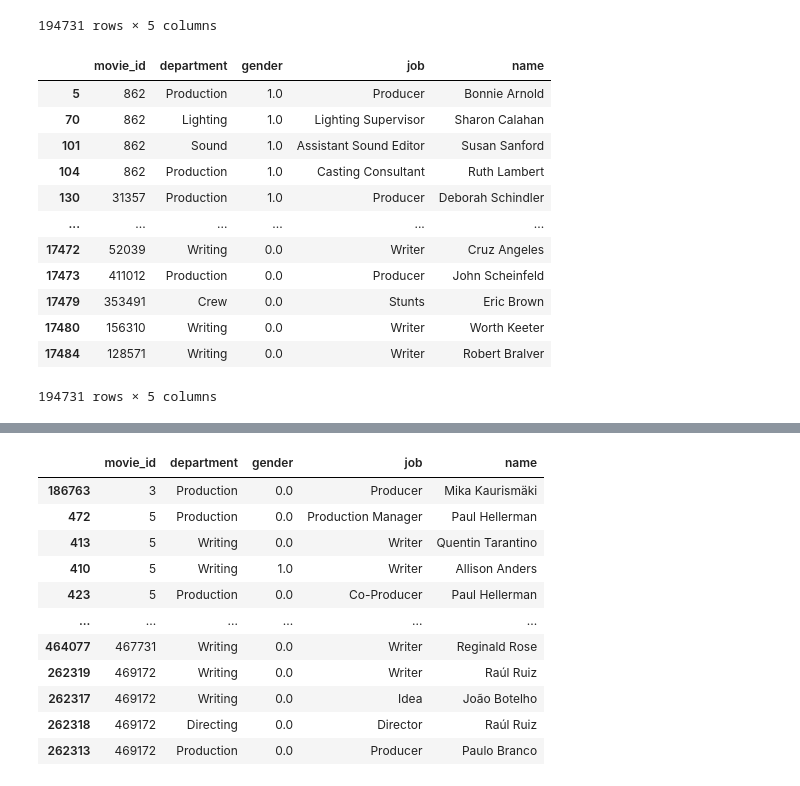
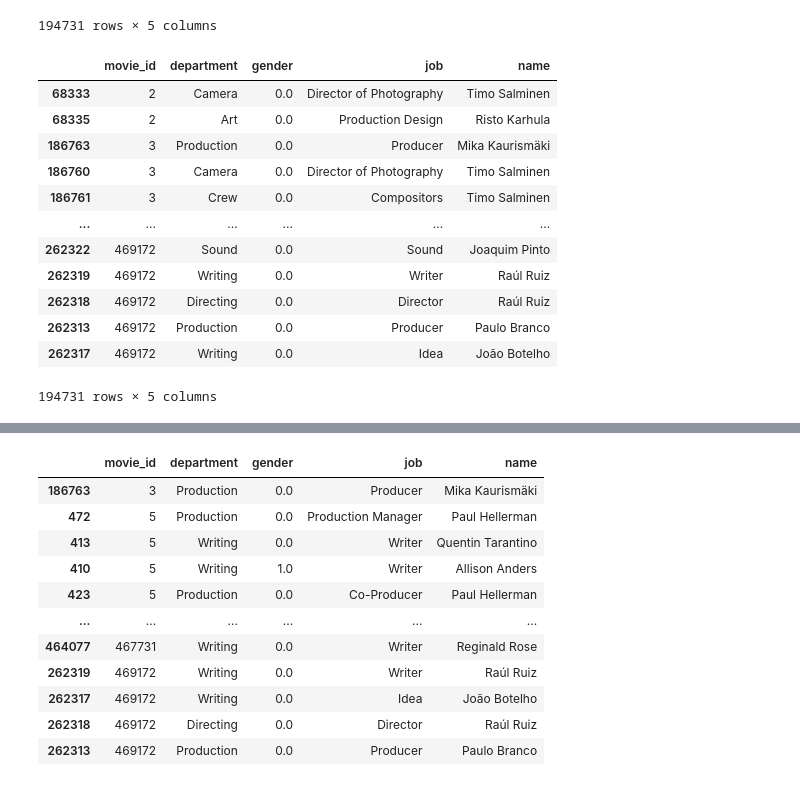
Before and after one commit to caseygomez/Female-Representation-In-The-Film-Industry, a Jupyter notebook: crew_ETL.ipynb, the cells around one changed output, grey strips where cells are left out. Drawn from its saved outputs; the diff is of its cells as text; code cells hidden in the pictures.

```diff
--- a/crew_ETL.ipynb
+++ b/crew_ETL.ipynb
@@ -371,22 +371,25 @@ clean_crew
 | 17480 | 156310 | Writing | 0.0 | Writer | Worth Keeter |
 | 17484 | 128571 | Writing | 0.0 | Writer | Robert Bralver |
 194731 rows × 5 columns
-# %%
-clean_crew
-# %% [output]
-|  | movie_id | department | gender | job | name |
-| 5 | 862 | Production | 1.0 | Producer | Bonnie Arnold |
-| 70 | 862 | Lighting | 1.0 | Lighting Supervisor | Sharon Calahan |
-| 101 | 862 | Sound | 1.0 | Assistant Sound Editor | Susan Sanford |
-| 104 | 862 | Production | 1.0 | Casting Consultant | Ruth Lambert |
-| 130 | 31357 | Production | 1.0 | Producer | Deborah Schindler |
-| ... | ... | ... | ... | ... | ... |
-| 17472 | 52039 | Writing | 0.0 | Writer | Cruz Angeles |
-| 17473 | 411012 | Production | 0.0 | Producer | John Scheinfeld |
-| 17479 | 353491 | Crew | 0.0 | Stunts | Eric Brown |
-| 17480 | 156310 | Writing | 0.0 | Writer | Worth Keeter |
-| 17484 | 128571 | Writing | 0.0 | Writer | Robert Bralver |
-194731 rows × 5 columns
+# %%
+# sort data by movie_id
+clean_crew=clean_crew.sort_values("movie_id")
+
+clean_crew
+# %% [output]
+|  | movie_id | department | gender | job | name |
+| 68333 | 2 | Camera | 0.0 | Director of Photography | Timo Salminen |
+| 68335 | 2 | Art | 0.0 | Production Design | Risto Karhula |
+| 186763 | 3 | Production | 0.0 | Producer | Mika Kaurismäki |
+| 186760 | 3 | Camera | 0.0 | Director of Photography | Timo Salminen |
+| 186761 | 3 | Crew | 0.0 | Compositors | Timo Salminen |
+| ... | ... | ... | ... | ... | ... |
+| 262322 | 469172 | Sound | 0.0 | Sound | Joaquim Pinto |
+| 262319 | 469172 | Writing | 0.0 | Writer | Raúl Ruiz |
+| 262318 | 469172 | Directing | 0.0 | Director | Raúl Ruiz |
+| 262313 | 469172 | Production | 0.0 | Producer | Paulo Branco |
+| 262317 | 469172 | Writing | 0.0 | Idea | João Botelho |
+194731 rows × 5 columns
 # %%
 # create df with only directing department
 directing_df = clean_crew[clean_crew["department"]=="Directing"]
```
Also changed, not shown: parts of 18 cells of this notebook.
